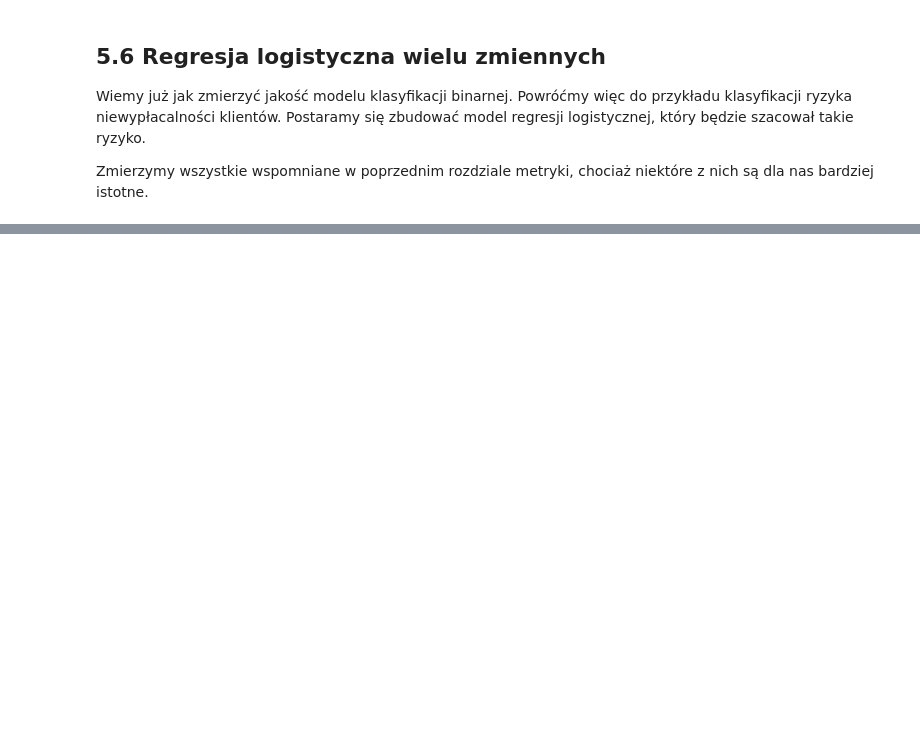
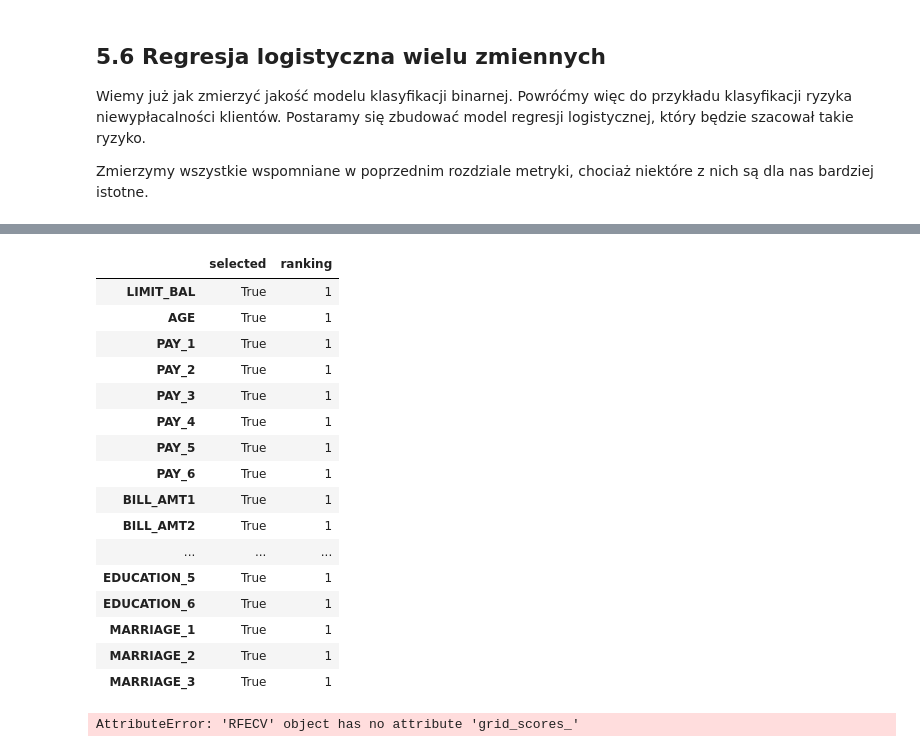
Before and after one commit to AverageGHenjoyer/KursMachineLearningEngineer, a Jupyter notebook: rozdzial_5_klasyfikacja/5_6_multidimensional_logistic_regression.ipynb, the cells around one changed output, grey strips where cells are left out. Saved outputs shown, nothing was run; the diff lists cells and outputs as text; code cells hidden in the pictures; blank space fills up the shorter version.

```diff
--- a/rozdzial_5_klasyfikacja/5_6_multidimensional_logistic_regression.ipynb
+++ b/rozdzial_5_klasyfikacja/5_6_multidimensional_logistic_regression.ipynb
@@ -19,0 +35,3 @@ credit_cards_df.head()
+# %%
+X = credit_cards_df.drop(columns="DEFAULT")
+y = credit_cards_df["DEFAULT"]
@@ -19,0 +105,24 @@ credit_cards_df.head()
+# %%
+selected_features_df = pd.DataFrame({
+    "selected": selector.support_,
+    "ranking": selector.ranking_
+}, index=X.columns)
+selected_features_df
+# %% [output]
+|  | selected | ranking |
+| LIMIT_BAL | True | 1 |
+| AGE | True | 1 |
+| PAY_1 | True | 1 |
+| PAY_2 | True | 1 |
+| PAY_3 | True | 1 |
+| PAY_4 | True | 1 |
+| PAY_5 | True | 1 |
+| PAY_6 | True | 1 |
+| BILL_AMT1 | True | 1 |
+| BILL_AMT2 | True | 1 |
+| ... | ... | ... |
+| EDUCATION_5 | True | 1 |
+| EDUCATION_6 | True | 1 |
+| MARRIAGE_1 | True | 1 |
+| MARRIAGE_2 | True | 1 |
+| MARRIAGE_3 | True | 1 |
@@ -19,0 +131,4 @@ credit_cards_df.head()
+# %%
+np.max(selector.grid_scores_)
+# %% [output]
+AttributeError: 'RFECV' object has no attribute 'grid_scores_'
```
Also changed, not shown: parts of 10 cells of this notebook, 1 other file.
